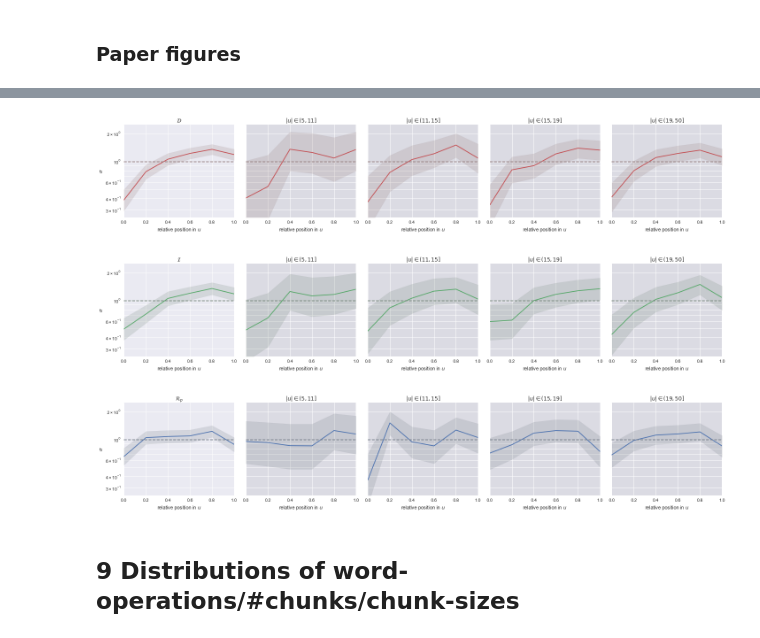
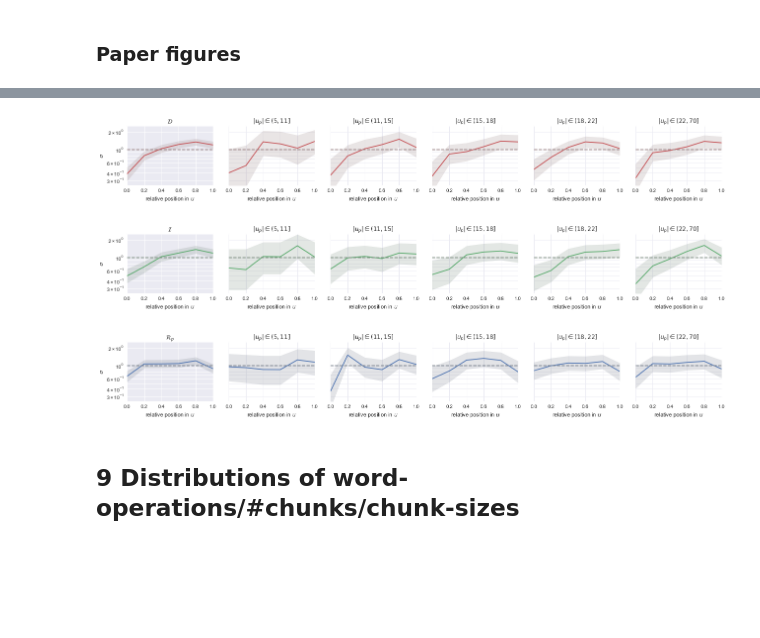
Before and after one commit to interpretation-experiment/analysis, a Jupyter notebook: notebooks/exp_3/model_exploration.ipynb, the cells around one changed output, grey strips where cells are left out. Saved outputs shown, nothing was run; the diff lists cells and outputs as text; code cells hidden in the pictures; blank space fills up the shorter version.

```diff
--- a/notebooks/exp_3/model_exploration.ipynb
+++ b/notebooks/exp_3/model_exploration.ipynb
@@ -530,6 +531,6 @@ data_position['tipe_r'] = data_position.tipe.apply(lambda t: tipe_to_tex.get(t,
 # %%
 blue, green, red, purple, yellow, cyan = sb.color_palette()
 # %%
-sentence_lengths = np.array([len(s.tokens) for s in Sentence.objects.experiment.kept
+sentence_lengths = np.array([len(s.parent.tokens)
+                             for s in Sentence.objects.experiment.kept.filter(parent__isnull=False)
                              if s.depth <= config.target_branch_depth])
-_, sentence_bins = pd.qcut(sentence_lengths[sentence_lengths <= 50], 4, retbins=True)
@@ -536,7 +544,7 @@ _, sentence_bins = pd.qcut(sentence_lengths[sentence_lengths <= 50], 4, retbins=
 # %% [markdown]
 ### Preliminary: probability of a transformation for a given parent length
 # %%
-tr_prob = data_position.groupby(['child_id', 'tipe_r', 'parent_length'])\
+tr_prob = data_position.groupby(['child_id', 'tipe_r', 'tipe', 'parent_length'])\
     .target\
     .aggregate(lambda x: bool(x.sum() > 0))\
     .reset_index()
@@ -604,17 +612,17 @@ g.map_dataframe(plot_sentencequantile_susties, bins=6)
 <seaborn.axisgrid.FacetGrid at 0x...>
 [figure]
 # %%
-data_position['ref_sentence_length_bin'] = pd.cut(data_position.ref_sentence_length, sentence_bins)
+data_position['parent_length_bin'] = pd.cut(data_position.parent_length, sentence_bins)
 
-g = sb.FacetGrid(data=data_position[data_position.parent_length <= 50],
+g = sb.FacetGrid(data=data_position,#[data_position.parent_length <= long_sentence],
                  row='tipe_r', row_order=columns_position_r[:4],
                  hue='tipe_r', hue_order=columns_position_r[:4],
                  palette=[red, green, blue, blue],
-                 col='ref_sentence_length_bin',
+                 col='parent_length_bin',
                  size=3, aspect=1.2,
                  sharex=True, sharey=True)
 g.map_dataframe(plot_sentencequantile_susties, bins=6)
-g.set_titles('{row_name}, $|u| \\in {col_name}$')
+g.set_titles('{row_name}, $|u_p| \\in {col_name}$')
 g.set_ylabels('Susceptibility')
 g.set_xlabels('relative position in $u$')
 g.set(ylim=(0.1, 5))
@@ -627,2 +635,15 @@ g.fig.tight_layout()
 # %% [markdown]
 ### Paper figures
+# %%
+tr_prob = sm.tools.add_constant(tr_prob)
+
+for tipe in columns_position[:3]:
+    print('===')
+    print(tipe)
+    print('===')
+    logit = Logit(tr_prob[tr_prob.tipe == tipe].target,
+                  tr_prob[tr_prob.tipe == tipe][['const', 'parent_length']])
+    res = logit.fit()
+    print(res.summary())
+    print('Inflexion =', - res.params[0] / res.params[1])
+    print()
@@ -644,37 +684,37 @@ if SAVE_FIGURES:
 # %%
 for tipe, tipe_r, color in zip(columns_position[:3], columns_position_r[:3], [red, green, blue]):
-    fig, axes = plt.subplots(1, 5, figsize=(20, 4), sharex=True, sharey=True)
+    fig, axes = plt.subplots(1, 6, figsize=(18, 2.75), sharex=True, sharey=True)
 
-    plot_sentencequantile_susties(data=data_position[(data_position.parent_length <= 50)
-                                                         & (data_position.tipe_r == tipe_r)],
+    plot_sentencequantile_susties(data=data_position[(data_position.tipe_r == tipe_r)],
                                   bins=6, color=color, ax=axes[0])
     axes[0].set_ylim(.25, 2.5)
     axes[0].set_title(tipe_r)
     axes[0].set_xlabel('relative position in $u$')
     axes[0].set_ylabel(r'$\sigma$')
 
-    for i, sbin in enumerate(sorted(set(data_size.ref_sentence_length_bin).difference([np.nan]))):
-        plot_sentencequantile_susties(data=data_position[(data_position.parent_length <= 50)
-                                                         & (data_position.tipe_r == tipe_r)
-                                                         & (data_position.ref_sentence_length_bin == sbin)],
+    for i, sbin in enumerate(sorted(set(data_position.parent_length_bin).difference([np.nan]))):
+        plot_sentencequantile_susties(data=data_position[#(data_position.parent_length <= long_sentence) &
+                                                         (data_position.tipe_r == tipe_r)
+                                                         & (data_position.parent_length_bin == sbin)],
                                       bins=6, color=color, ax=axes[i+1])
-        axes[i+1].set_title('$|u| \\in {}$'.format(sbin))
+        axes[i+1].set_title('$|u_p| \\in {}$'.format(sbin))
         axes[i+1].set_xlabel('relative position in $u$')
-        axes[i+1].set_facecolor('#DBDBE3')
+        axes[i+1].set_facecolor('white')
+        axes[i+1].grid(color='#EAEAF2')
 
     for ax in axes:
         ax.locator_params(subs='all')
         ax.yaxis.set_minor_formatter(mpl.ticker.NullFormatter())
 
     fig.tight_layout()
 
     if SAVE_FIGURES:
         fig.savefig(FIG.format('susceptibility-{}_position_parent-length'.format(tipe)),
                     dpi=300, bbox_inches='tight')
 # %% [output]
-[figure, old version]
+[figure, new version]
-[figure, old version]
+[figure, new version]
-[figure, old version]
+[figure, new version]
 # %% [markdown]
 ## 9 Distributions of word-operations/#chunks/chunk-sizes
 # %% [markdown]
```
Also changed, not shown: parts of 18 cells of this notebook, 6 other files.
